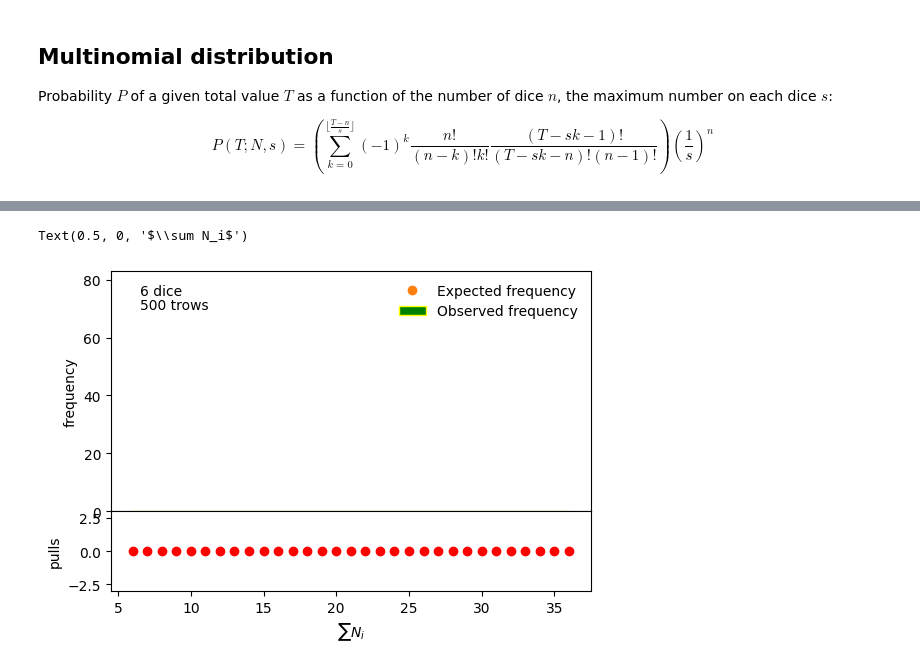
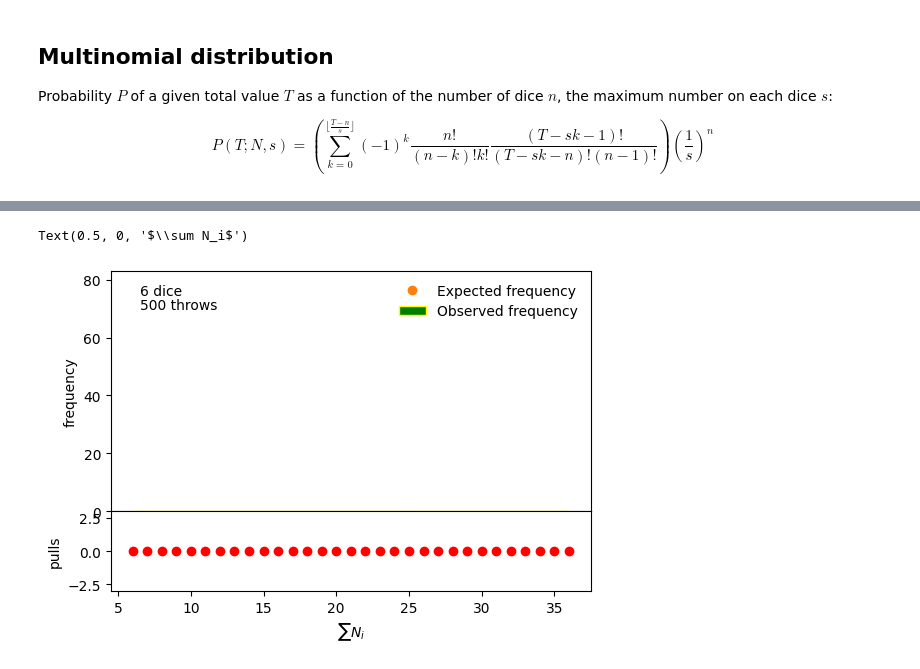
Before and after one commit to marcodelmastro/MathGames, a Jupyter notebook: Dice.ipynb, the cells around one changed output, grey strips where cells are left out. Saved outputs shown, nothing was run; the diff lists cells and outputs as text; code cells hidden in the pictures.

```diff
--- a/Dice.ipynb
+++ b/Dice.ipynb
@@ -19,15 +19,15 @@ def dice(ndice=1):
     return sum([ die() for _ in range(ndice) ])
 # %%
 ndice = 6
-ntrow = 500
+nthrow = 500
 
-trows = np.array([ dice(ndice) for _ in range(ntrow) ])
+throws = np.array([ dice(ndice) for _ in range(nthrow) ])
 
 nmin = ndice
 nmax = ndice*6
 nbin = nmax-nmin+2
 hbins = np.linspace(nmin-0.5, nmax+1-0.5, nbin)
-n, _ = np.histogram(trows,hbins)
+n, _ = np.histogram(throws,hbins)
 # %% [markdown]
 ## Multinomial distribution
 
@@ -81,27 +81,27 @@ Text(0.5, 0, '$\\sum N_i$')
 # %%
 fig = plt.figure(figsize=(6,4),dpi=100)
 
 frame1 = fig.add_axes((.1,.3,.8,.6))
 freq,_,bar_container = frame1.hist([], hbins, lw=1, ec="yellow", fc="green", label="Observed frequency")
 truth, = plt.plot([],[],"o",label = "Expected frequency")
-plt.ylim([0,ntrow//ndice])
+plt.ylim([0,nthrow//ndice])
 ymin,ymax = frame1.get_ylim()
 nd = plt.text(nmin,ymax*0.9, r'{:d} dice'.format(ndice))
-text = plt.text(nmin,ymax*0.84, r'{:d} trows'.format(ntrow))
+text = plt.text(nmin,ymax*0.84, r'{:d} throws'.format(nthrow))
 plt.xlabel('$\sum N_i$')
 plt.ylabel('frequency')
 plt.legend(loc=1,frameon=False)
 plt.tick_params(bottom=False,labelbottom=False)
 
 frame2=fig.add_axes((.1,.1,.8,.2))
 T = [ t for t in range(nmin,nmax+1) ]
 pullp, = plt.plot(T,[0 for _ in T],"o",color="r")
 frame2.set_ylim([-3,3])
 plt.ylabel('pulls')
 plt.xlabel('$\sum N_i$')
 # %% [output]
 Text(0.5, 0, '$\\sum N_i$')
-[figure, old version]
+[figure, new version]
 # %%
 from matplotlib.animation import FuncAnimation
 from IPython.display import HTML, Image
```
Also changed, not shown: parts of 4 cells of this notebook, 1 other file.
